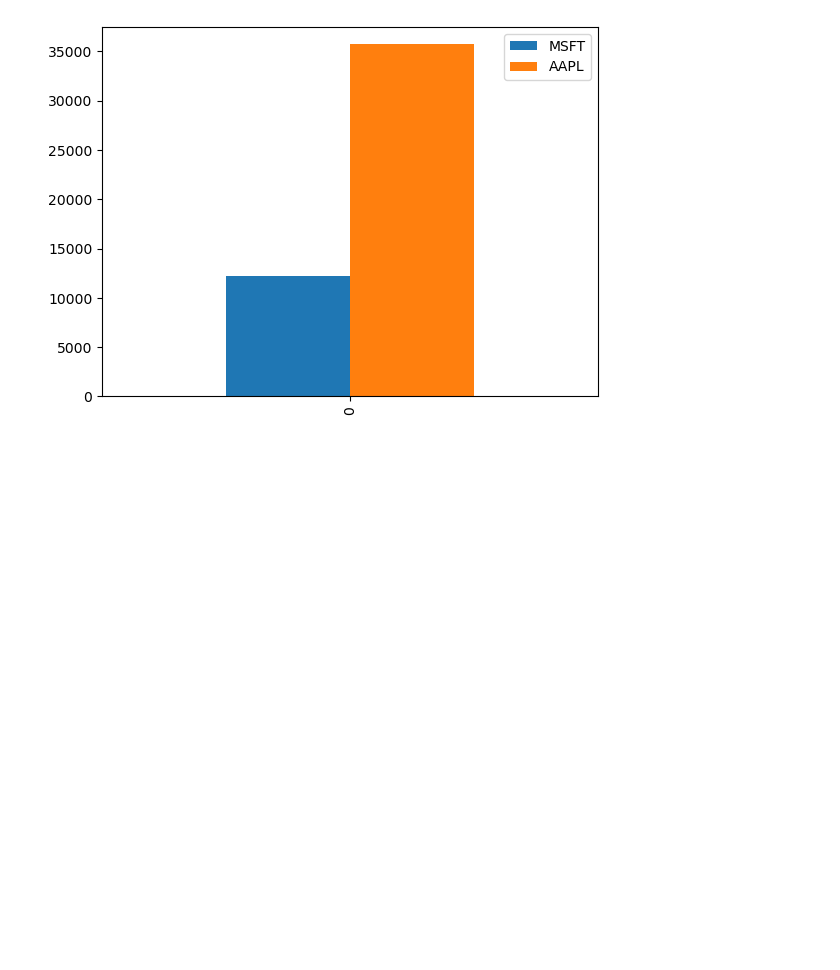
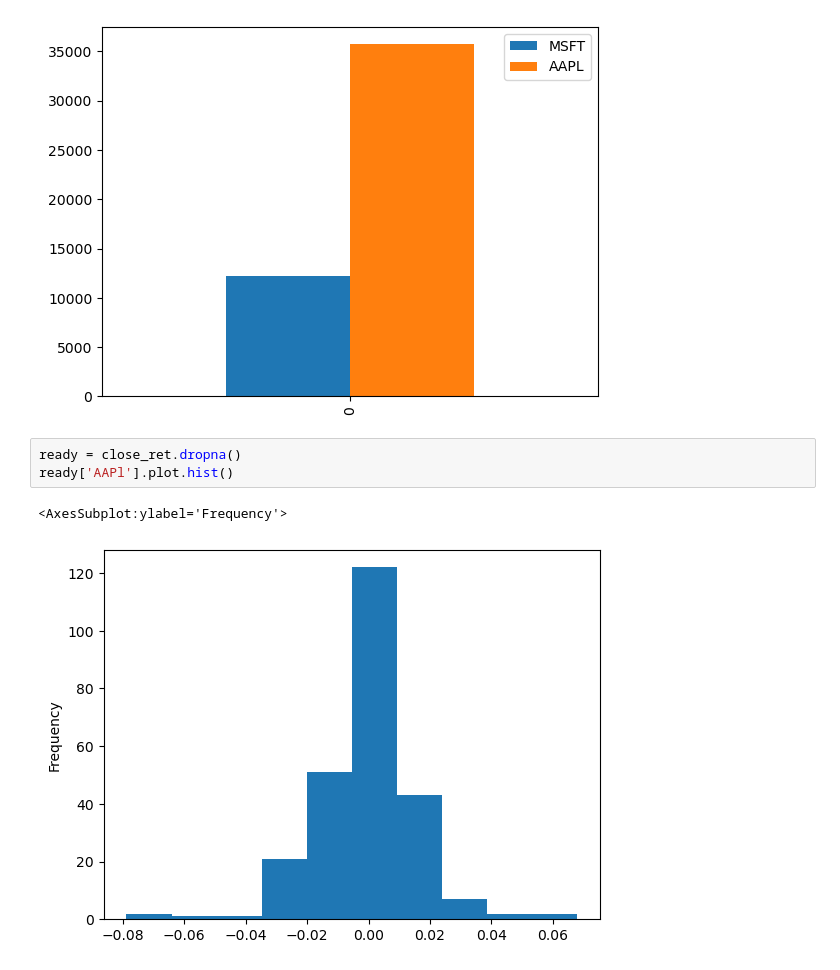
Before and after one commit to lowvoljono/Fintech, a Jupyter notebook: master_week6(alpaca).ipynb, the cells around one changed output. Cells and saved outputs as stored; diff of their text form; blank space fills up the shorter version.

```diff
--- a/master_week6(alpaca).ipynb
+++ b/master_week6(alpaca).ipynb
@@ -322,3 +322,9 @@ new1.plot(kind="bar")
 # %% [output]
 <AxesSubplot:>
 [figure]
+# %%
+ready = close_ret.dropna()
+ready['AAPl'].plot.hist()
+# %% [output]
+<AxesSubplot:ylabel='Frequency'>
+[figure, added]
```
Also changed, not shown: parts of 3 cells of this notebook, 3 other files.
